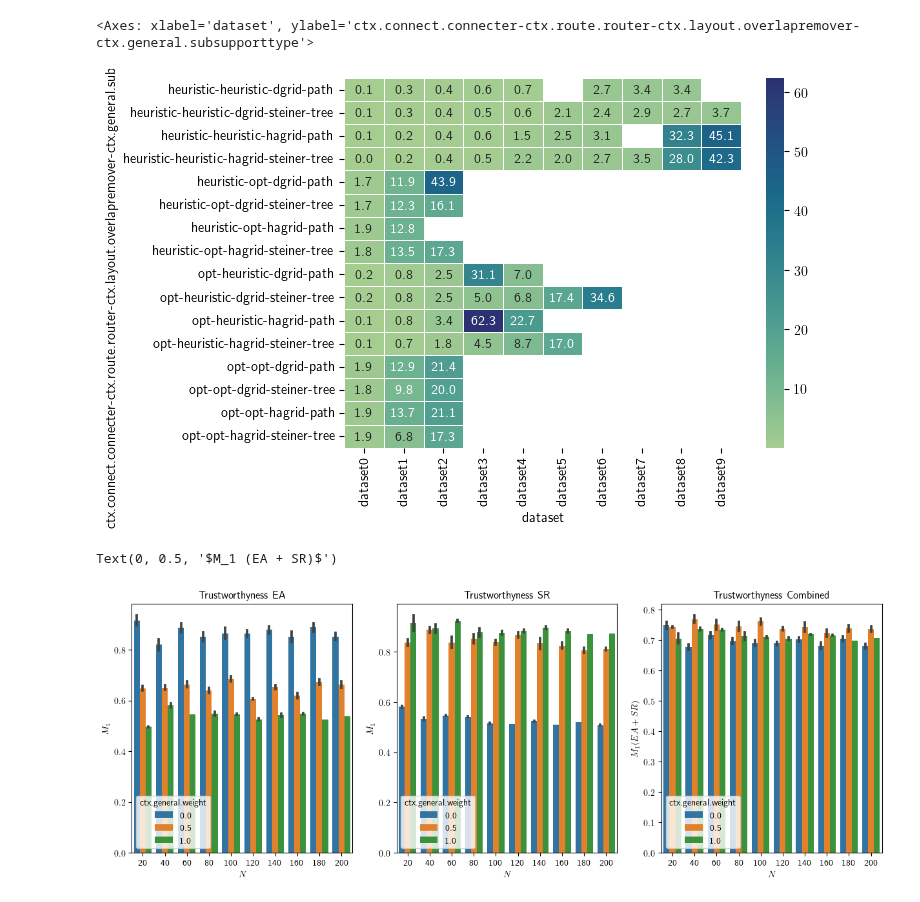
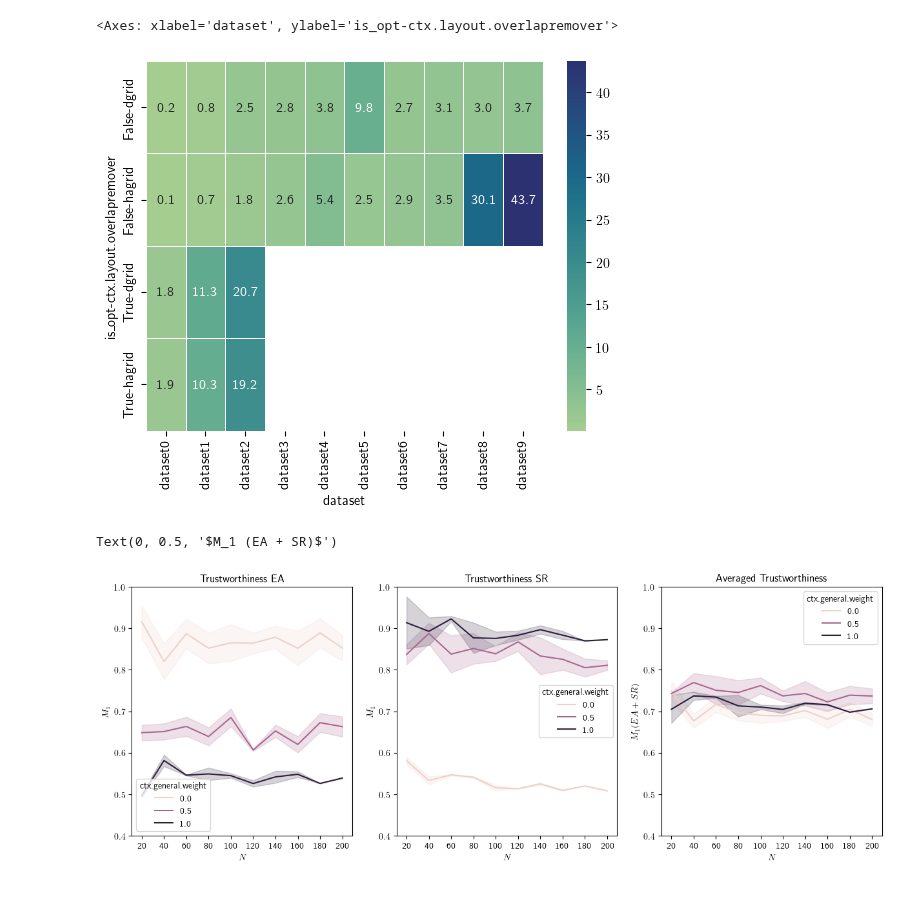
Before and after one commit to npiccolotto/undrground-tubes, a Jupyter notebook: designspace-result/merge.ipynb, the cells around one changed output. Drawn from its saved outputs; the diff is of its cells as text; code cells hidden in the pictures.

```diff
--- a/designspace-result/merge.ipynb
+++ b/designspace-result/merge.ipynb
@@ -102,12 +102,11 @@ df['dataset'] = df['ctx.general.dataset'].astype(str).map(lambda s:s[ s.index('_
 df['duration_s'] = df['duration_ms'].astype(float).map(lambda d: d / 1000)
 df['duration_m'] = df['duration_s'].astype(float).map(lambda d: d / 60)
 
-df[['M1 [EA, k=10%]', 'M2 [EA, k=10%]']] = df['EA: (M1, M2) [k=10%]'].apply(pd.Series)
-df[['M1 [SR, k=10%]', 'M2 [SR, k=10%]']] = df['SR: (M1, M2) [k=10%]'].apply(pd.Series)
+df[['M1 [EA, k=5]', 'M2 [EA, k=5]']] = df['EA: (M1, M2) [k=10%]'].apply(pd.Series)
+df[['M1 [SR, k=5]', 'M2 [SR, k=5]']] = df['SR: (M1, M2) [k=10%]'].apply(pd.Series)
 
-df['M1 [EA, k=10%] avg'] = (df['M1 [EA, k=10%]'] + df['M1 [SR, k=10%]']) / 2
-df['M2 [EA, k=10%] avg'] = (df['M2 [EA, k=10%]'] + df['M2 [SR, k=10%]']) / 2
-df['stress avg'] = (df['EA: stress'] + df['SR: stress']) / 2
+df['M1 [EA, k=5] avg'] = (df['M1 [EA, k=5]'] + df['M1 [SR, k=5]']) / 2
+df['M2 [EA, k=5] avg'] = (df['M2 [EA, k=5]'] + df['M2 [SR, k=5]']) / 2
 
 dataset_order = list(map(lambda i: f"dataset{i}", range(10)))
 
@@ -115,44 +114,50 @@ df['is_opt'] = df[['ctx.connect.connecter', 'ctx.route.router']].aggregate(lambd
 # %%
 import matplotlib.pyplot as plt
 
 weight = 0.5
 good_runs = df[(df["success"] == True) & (df["ctx.general.weight"] == weight)]
 sns.heatmap(
     good_runs.pivot_table(
         index=[
-            "ctx.connect.connecter",
-            "ctx.route.router",
+            "is_opt",
             "ctx.layout.overlapremover",
-            "ctx.general.subsupporttype",
         ],
         columns=["dataset"],
         values="duration_m",
         aggfunc='median',
     ),
     linewidth=0.5,
     annot=True,
     fmt=".1f",
     cmap="crest",
 )
 # %% [output]
-<Axes: xlabel='dataset', ylabel='ctx.connect.connecter-ctx.route.router-ctx.layout.overlapremover-ctx.general.subsupporttype'>
+<Axes: xlabel='dataset', ylabel='is_opt-ctx.layout.overlapremover'>
-[figure, old version]
+[figure, new version]
 # %%
 fig, axes = plt.subplots(1, 3, sharex=True, figsize=(15,5))
 
-axes[0].set_title('Trustworthyness EA')
-axes[1].set_title('Trustworthyness SR')
-axes[2].set_title('Trustworthyness Combined')
+all_runs = df.sort_values('dataset')
 
-sns.barplot(data=df, x="dataset", y="M1 [EA, k=10%]", hue="ctx.general.weight", order=dataset_order, ax=axes[0])
-sns.barplot(data=df, x="dataset", y="M1 [SR, k=10%]", hue="ctx.general.weight", order=dataset_order, ax=axes[1])
-sns.barplot(data=df, x="dataset", y="M1 [EA, k=10%] avg", hue="ctx.general.weight", order=dataset_order, ax=axes[2])
+axes[0].set_title('Trustworthiness EA')
+axes[1].set_title('Trustworthiness SR')
+axes[2].set_title('Averaged Trustworthiness')
+
+sns.lineplot(data=all_runs, x="dataset", y="M1 [EA, k=5]", hue="ctx.general.weight", sort=False, errorbar='sd', ax=axes[0])
+sns.lineplot(data=all_runs, x="dataset", y="M1 [SR, k=5]", hue="ctx.general.weight", sort=False, errorbar='sd', ax=axes[1])
+sns.lineplot(data=all_runs, x="dataset", y="M1 [EA, k=5] avg", hue="ctx.general.weight", sort=False, errorbar='sd', ax=axes[2])
 
 labels = range(20,201, 20)
+
 
 axes[0].set_xticklabels(labels)
 axes[1].set_xticklabels(labels)
 axes[2].set_xticklabels(labels)
+
+axes[0].set_ylim([0.4, 1])
+axes[1].set_ylim([0.4, 1])
+axes[2].set_ylim([0.4, 1])
+
 axes[0].set_xlabel("$N$")
 axes[1].set_xlabel("$N$")
 axes[2].set_xlabel("$N$")
@@ -161,5 +166,5 @@ axes[1].set_ylabel("$M_1$")
 axes[2].set_ylabel("$M_1 (EA + SR)$")
 # %% [output]
 Text(0, 0.5, '$M_1 (EA + SR)$')
-[figure, old version]
+[figure, new version]
 # %%
```
Also changed, not shown: parts of 7 cells of this notebook.
